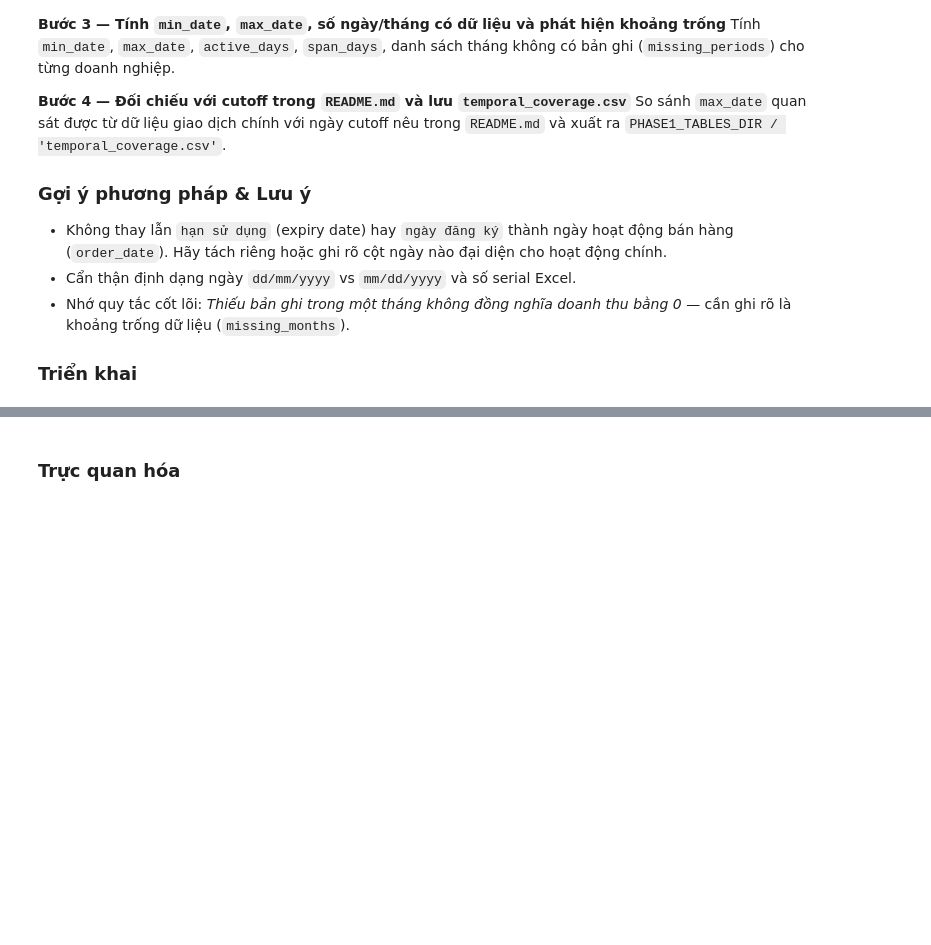
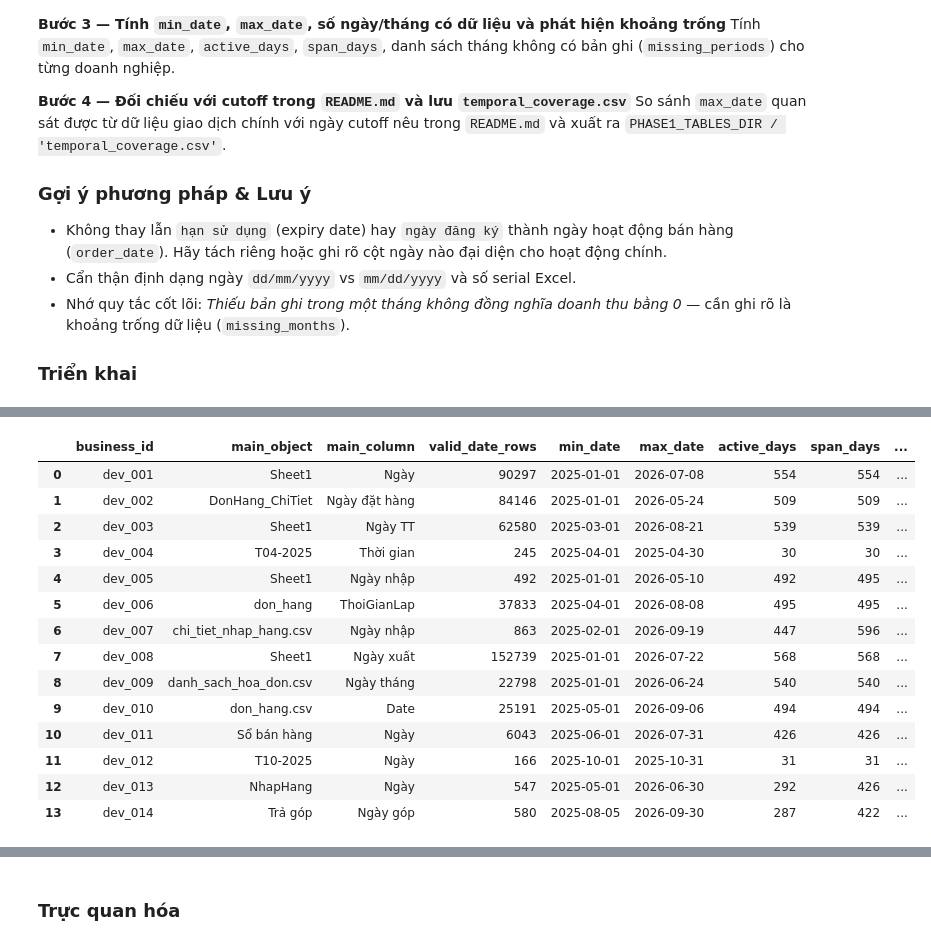
Before and after one commit to itsanhkhoi12/data-visualization-uth, a Jupyter notebook: notebook/01_dataset_discovery.ipynb, the cells around one changed output, grey strips where cells are left out. Saved outputs shown, nothing was run; the diff lists cells and outputs as text; code cells hidden in the pictures; blank space fills up the shorter version.

```diff
--- a/notebook/01_dataset_discovery.ipynb
+++ b/notebook/01_dataset_discovery.ipynb
@@ -383,3 +568,17 @@ Tổng hợp thành `objects_inventory_df` (lưu `PHASE1_TABLES_DIR / 'objects_i
 # %%
-# TODO (T1.1b — Bước 4: Quét cấu trúc các bảng/view trong tệp `.sqlite`)
-# TODO: Kiểm tra các tệp .sqlite (chỉ đọc) bằng inspect_sqlite(path)
+sqlite_objects = []
+for r in data_files_df[data_files_df["source_type"] == "sqlite"].itertuples():
+    try:
+        for o in inspect_sqlite(Path(r.absolute_path)):
+            sqlite_objects.append({
+                "business_id": r.business_id, "file_path": r.logical_path, "source_type": "sqlite",
+                "object_name": o.name, "object_type": o.object_type, "state": "",
+                "row_count": o.row_count, "column_count": o.column_count,
+                "columns": " | ".join(c["name"] for c in o.columns),
+                "warnings": "",
+            })
+    except Exception as e:
+        errors.append((r.logical_path, repr(e)))
+print("SQLite bảng/view:", len(sqlite_objects), "| lỗi tích lũy:", len(errors))
+if errors:
+    display(pd.DataFrame(errors, columns=["file", "error"]))
@@ -442,5 +794,45 @@ So sánh `max_date` quan sát được từ dữ liệu giao dịch chính với
 # %%
-# TODO (T1.1c — Bước 3: Tính `min_date`, `max_date`, số ngày/tháng có dữ liệu và phát hiện khoảng trống)
-# TODO: Tổng hợp bảng độ phủ thời gian temporal_coverage_df cho 14 doanh nghiệp
-temporal_coverage_df = pd.DataFrame()
+cal_start, cal_end = date.fromisoformat(str(calendar_info.min_date)), date.fromisoformat(str(calendar_info.max_date))
+cov_rows = []
+for biz in business_ids:
+    cands = {k: v for k, v in dates_store.items() if k[0] == biz and v}
+    if not cands:
+        cov_rows.append({"business_id": biz, "status": "NO_SALE_DATE_COLUMN"})
+        continue
+    key = max(cands, key=lambda k: len(cands[k]))   # cột ngày chính = cột có nhiều giá trị hợp lệ nhất
+    ds = cands[key]
+    prof = DateFieldProfile(
+        source_id=f"public_test:{biz}:{key[1]}:{key[2]}", split="public_test", business_id=biz,
+        object_name=key[1], column=key[2], event_role="sale", total_n=len(ds), valid_n=len(ds),
+        parse_failure_n=0, min_date=min(ds).isoformat(), max_date=max(ds).isoformat(),
+        distinct_dates=len(set(ds)), status="PASS")
+    cov = profile_time_coverage(prof, daily_counts_from_dates(ds), weekday_counts_from_dates(ds), cal_start, cal_end)
+    cov_rows.append({
+        "business_id": biz, "main_object": key[1], "main_column": key[2],
+        "valid_date_rows": len(ds),            # số dòng bản ghi, KHÔNG phải số giao dịch
+        "min_date": cov.min_date, "max_date": cov.max_date,
+        "active_days": cov.active_days, "span_days": cov.span_days,
+        "coverage_ratio": cov.coverage_ratio,
+        "n_missing_months": len(cov.missing_months), "missing_months": " | ".join(cov.missing_months),
+        "n_outside_calendar": sum(d < cal_start or d > cal_end for d in ds),
+        "status": cov.status, "notes": ";".join(cov.notes),
+    })
+temporal_coverage_df = pd.DataFrame(cov_rows)
+display(temporal_coverage_df.drop(columns=["missing_months"]))
+# %% [output]
+|  | business_id | main_object | main_column | valid_date_rows | min_date | max_date | active_days | span_days | ... |
+| 0 | dev_001 | Sheet1 | Ngày | 90297 | 2025-01-01 | 2026-07-08 | 554 | 554 | ... |
+| 1 | dev_002 | DonHang_ChiTiet | Ngày đặt hàng | 84146 | 2025-01-01 | 2026-05-24 | 509 | 509 | ... |
+| 2 | dev_003 | Sheet1 | Ngày TT | 62580 | 2025-03-01 | 2026-08-21 | 539 | 539 | ... |
+| 3 | dev_004 | T04-2025 | Thời gian | 245 | 2025-04-01 | 2025-04-30 | 30 | 30 | ... |
+| 4 | dev_005 | Sheet1 | Ngày nhập | 492 | 2025-01-01 | 2026-05-10 | 492 | 495 | ... |
+| 5 | dev_006 | don_hang | ThoiGianLap | 37833 | 2025-04-01 | 2026-08-08 | 495 | 495 | ... |
+| 6 | dev_007 | chi_tiet_nhap_hang.csv | Ngày nhập | 863 | 2025-02-01 | 2026-09-19 | 447 | 596 | ... |
+| 7 | dev_008 | Sheet1 | Ngày xuất | 152739 | 2025-01-01 | 2026-07-22 | 568 | 568 | ... |
+| 8 | dev_009 | danh_sach_hoa_don.csv | Ngày tháng | 22798 | 2025-01-01 | 2026-06-24 | 540 | 540 | ... |
+| 9 | dev_010 | don_hang.csv | Date | 25191 | 2025-05-01 | 2026-09-06 | 494 | 494 | ... |
+| 10 | dev_011 | Sổ bán hàng | Ngày | 6043 | 2025-06-01 | 2026-07-31 | 426 | 426 | ... |
+| 11 | dev_012 | T10-2025 | Ngày | 166 | 2025-10-01 | 2025-10-31 | 31 | 31 | ... |
+| 12 | dev_013 | NhapHang | Ngày | 547 | 2025-05-01 | 2026-06-30 | 292 | 426 | ... |
+| 13 | dev_014 | Trả góp | Ngày góp | 580 | 2025-08-05 | 2026-09-30 | 287 | 422 | ... |
 # %%
```
Also changed, not shown: parts of 16 cells of this notebook.
